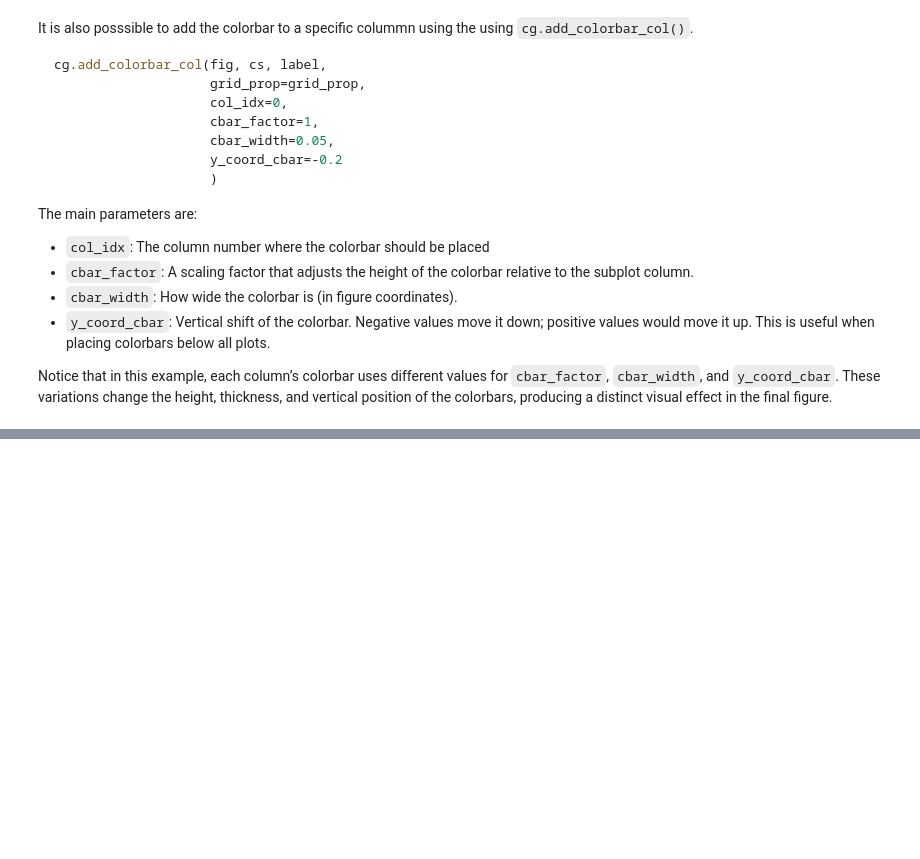
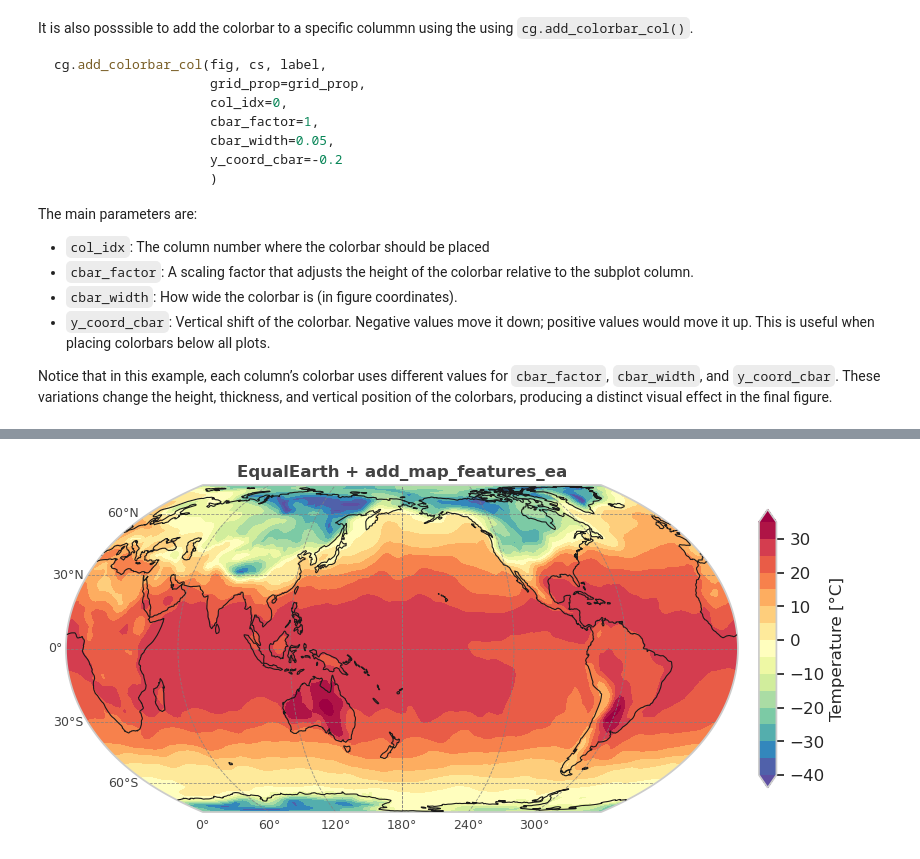
Before and after one commit to jdmantillaq/cartogrid, a Jupyter notebook: tutorial.ipynb, the cells around one changed output, grey strips where cells are left out. Cells and saved outputs as stored; diff of their text form; code cells hidden in the pictures; blank space fills up the shorter version.

```diff
--- a/tutorial.ipynb
+++ b/tutorial.ipynb
@@ -643,0 +698,23 @@ fig.savefig(f'figures/example_4.png', dpi=150,
+# %%
+from cartopy.util import add_cyclic_point
+
+proj = ccrs.EqualEarth(central_longitude=180)
+grid_prop = x_coords, y_coords, x_fig, y_fig = cg.define_grid_fig(1, 1)
+fig = plt.figure(figsize=(7, 3.7))
+
+ax = fig.add_axes([x_coords[0], y_coords[0], x_fig, y_fig], projection=proj)
+ax.set_global()
+ax = cg.add_map_features_ea(ax, lon_step=60, lat_step=30, lon_convention='360')
+
+# Repeat the first longitude at 360° so there is no gap at the seam
+data_c, lon_c = add_cyclic_point(air[0, 0].values, coord=lon)
+cs = ax.contourf(lon_c, lat, data_c, np.linspace(-40, 35, 16), cmap=cmap,
+                 extend='both', transform=ccrs.PlateCarree())
+ax.set_title('EqualEarth + add_map_features_ea', fontdict=font_prop_title)
+
+cg.add_colorbar(fig, cs, 'Temperature [°C]', 'vertical', grid_prop,
+                cbar_factor=0.8, cbar_width=0.025, x_coord_cbar=1.0)
+
+fig.savefig('figures/example_6.png', dpi=150, bbox_inches='tight', facecolor='white')
+# %% [output]
+[figure, added]
```
Also changed, not shown: parts of 21 cells of this notebook, 15 other files.
